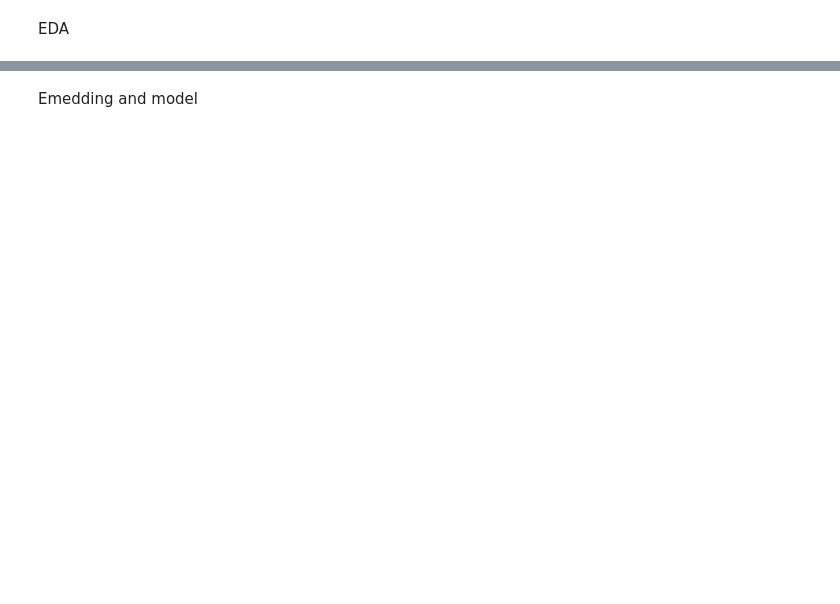
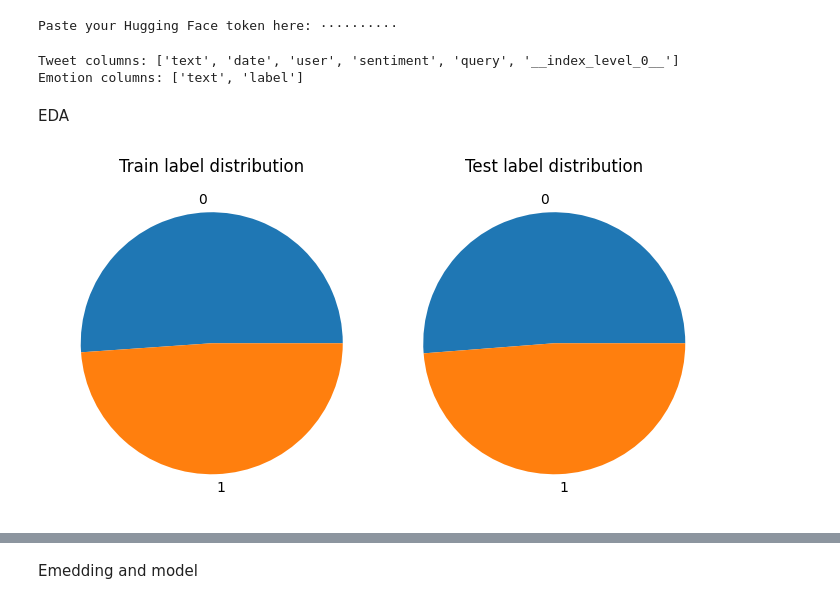
Before and after one commit to Ephab/TextCNN, a Jupyter notebook: TextCNN.ipynb, the cells around one changed output, grey strips where cells are left out. Saved outputs shown, nothing was run; the diff lists cells and outputs as text; code cells hidden in the pictures; blank space fills up the shorter version.

```diff
--- a/TextCNN.ipynb
+++ b/TextCNN.ipynb
@@ -23,2 +41,58 @@ testing_set = dataset["test"]
+# %%
+from datasets import load_dataset
+from huggingface_hub import login
+from getpass import getpass
+
+# this will pop up a text box. paste the token and press enter.
+hf_token = getpass("Paste your Hugging Face access token here: (If you don't have one, create a Hugging Face account!)")
+login(token=hf_token)
+
+imdb = load_dataset("imdb", split="train[:10]")
+yelp = load_dataset("yelp_polarity", split="train[:20000]")
+tweets = load_dataset("MrbBakh/Sentiment140", split="train[:700000]")
+emotion = load_dataset("dair-ai/emotion", split="train[:40000]")
+
+print("Tweet columns:", tweets.column_names)
+print("Emotion columns:", emotion.column_names)
+
+
+emotion_text_col = "text"
+emotion_label_col = "label"
+
+# remap labels if needed
+tweet_label_col = "sentiment"
+tweet_labels = [0 if lab == 0 else 1 for lab in tweets[tweet_label_col]]
+# Check for the integers 1 (joy), 2 (love), and 5 (surprise)
+emotion_labels = [1 if e in [1, 2, 5] else 0 for e in emotion[emotion_label_col]]
+
+
+texts = (
+    list(imdb["text"])
+    + list(yelp["text"])
+    + list(tweets["text"])
+    + list(emotion["text"])
+)
+labels = (
+    list(imdb["label"])
+    + list(yelp["label"])
+    + tweet_labels
+    + emotion_labels
+)
+
+texts, labels = shuffle(texts, labels, random_state=42)
+
+split_idx = int(0.9 * len(texts))
+train_texts, test_texts = texts[:split_idx], texts[split_idx:]
+train_labels, test_labels = labels[:split_idx], labels[split_idx:]
+
+train_texts, test_texts = texts[:split_idx], texts[split_idx:]
+train_labels, test_labels = labels[:split_idx], labels[split_idx:]
+
+# training_set = dataset["train"]
+# testing_set = dataset["test"]
+# %% [output]
+Paste your Hugging Face token here: ··········
+Tweet columns: ['text', 'date', 'user', 'sentiment', 'query', '__index_level_0__']
+Emotion columns: ['text', 'label']
 # %% [markdown]
 EDA
@@ -35,14 +99,25 @@ df.tail()
+# %%
+train_df = pd.DataFrame({
+    "text": train_texts,
+    "label": train_labels
+})
+test_df = pd.DataFrame({
+    "text": test_texts,
+    "label": test_labels
+})
 # %%
 fig, axes = plt.subplots(1, 2, figsize=(7, 7))
 
-train_counts = df["training label"].value_counts()
-test_counts = df["testing label"].value_counts()
+train_counts = train_df["label"].value_counts()
+test_counts = test_df["label"].value_counts()
 
 axes[0].pie(x=train_counts.values, labels=train_counts.index)
-axes[0].set_title("train label distribution")
+axes[0].set_title("Train label distribution")
 
 axes[1].pie(x=test_counts.values, labels=test_counts.index)
-axes[1].set_title("test label distribution")
+axes[1].set_title("Test label distribution")
 
 plt.tight_layout()
 plt.show()
+# %% [output]
+[figure, added]
```
Also changed, not shown: parts of 27 cells of this notebook.
